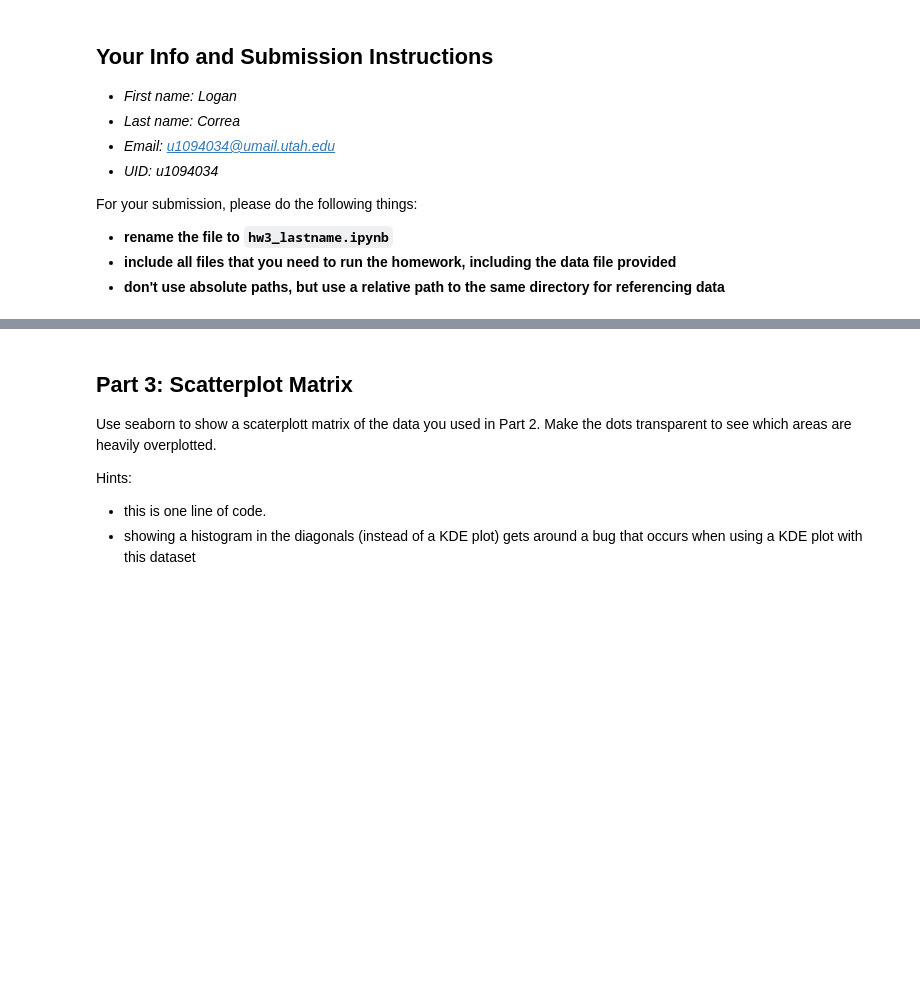
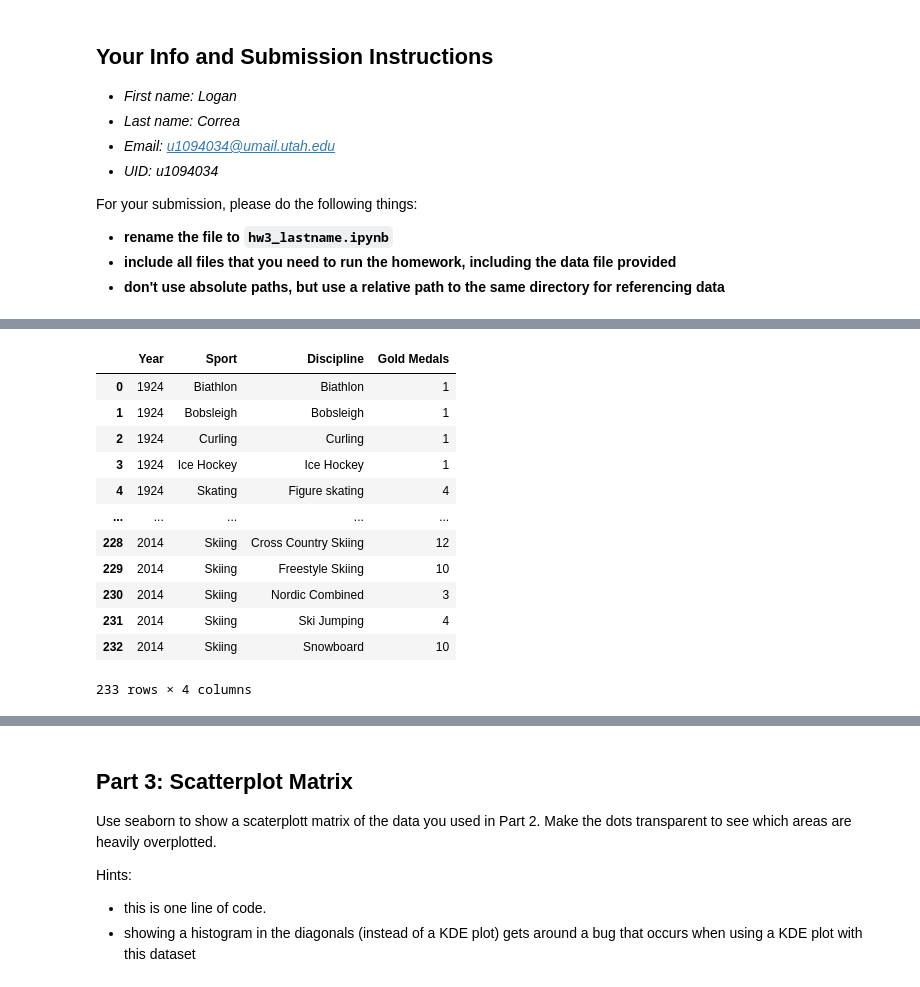
Before and after one commit to logancorrea/Data-Visualization, a Jupyter notebook: Homework/HW03/HW3_Correa.ipynb, the cells around one changed output, grey strips where cells are left out. Saved outputs shown, nothing was run; the diff lists cells and outputs as text; code cells hidden in the pictures; blank space fills up the shorter version.

```diff
--- a/Homework/HW03/HW3_Correa.ipynb
+++ b/Homework/HW03/HW3_Correa.ipynb
@@ -55,0 +50,33 @@ medals_df = pd.read_csv('./winter.csv')
+# %%
+# Keep this cell
+medals_df = pd.read_csv('./winter.csv')
+#display(medals_df.head())
+
+# Filter the dataframe for only Gold medals and create a copy
+gold_medals_df = medals_df[medals_df['Medal'] == 'Gold'].copy()
+
+# Create a new column for unique gender-event pairs
+gold_medals_df['Gender_Event'] = gold_medals_df['Gender'] + '-' + gold_medals_df['Event']
+
+# Count unique gender-event pairs for each sport, discipline, and year
+gold_medal_counts = gold_medals_df.groupby(['Year', 'Sport', 'Discipline'])['Gender_Event'].nunique().reset_index()
+
+# Rename columns for clarity
+gold_medal_counts.columns = ['Year', 'Sport', 'Discipline', 'Gold Medals']
+
+# Display the first few rows of the new dataframe
+display(gold_medal_counts)
+# %% [output]
+|  | Year | Sport | Discipline | Gold Medals |
+| 0 | 1924 | Biathlon | Biathlon | 1 |
+| 1 | 1924 | Bobsleigh | Bobsleigh | 1 |
+| 2 | 1924 | Curling | Curling | 1 |
+| 3 | 1924 | Ice Hockey | Ice Hockey | 1 |
+| 4 | 1924 | Skating | Figure skating | 4 |
+| ... | ... | ... | ... | ... |
+| 228 | 2014 | Skiing | Cross Country Skiing | 12 |
+| 229 | 2014 | Skiing | Freestyle Skiing | 10 |
+| 230 | 2014 | Skiing | Nordic Combined | 3 |
+| 231 | 2014 | Skiing | Ski Jumping | 4 |
+| 232 | 2014 | Skiing | Snowboard | 10 |
+233 rows × 4 columns
```
Also changed, not shown: parts of 2 cells of this notebook.
